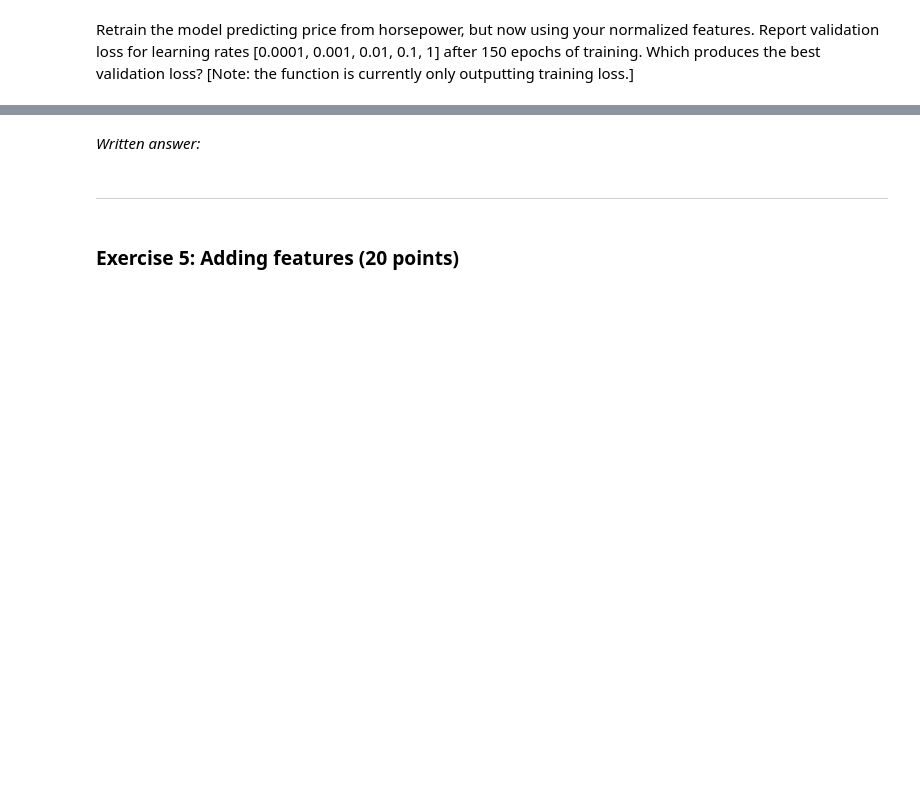
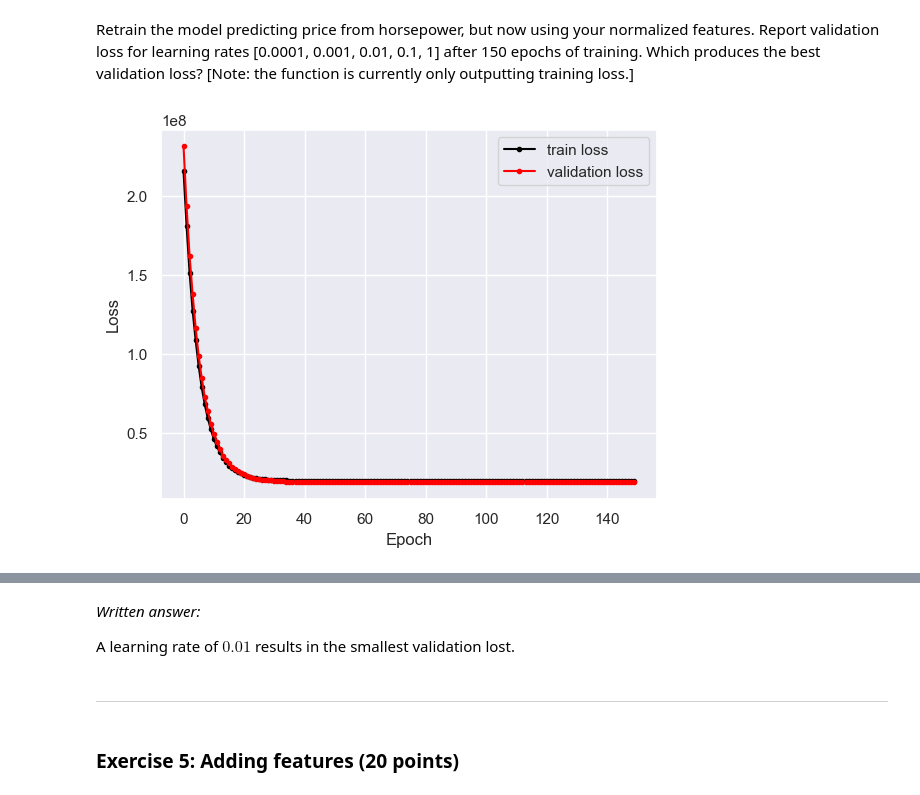
Before and after one commit to davidsolow/w207_applied_machine_learning, a Jupyter notebook: Homeworks/03 Linear Regression with Tensorflow.ipynb, the cells around one changed output, grey strips where cells are left out. Saved outputs shown, nothing was run; the diff lists cells and outputs as text; code cells hidden in the pictures; blank space fills up the shorter version.

```diff
--- a/Homeworks/03 Linear Regression with Tensorflow.ipynb
+++ b/Homeworks/03 Linear Regression with Tensorflow.ipynb
@@ -255,7 +414,7 @@ Remember that we're using SGD, which is actually mini-batch SGD. That is, each t
 
 Finally, we'll reserve some more examples (taken out of the training set) as a *validation set*. We use this data to check for overfitting while training. Why not use the *test set* for this purpose? We want to maintain the purity of the test set so we try to only use it at the end of the experimental process.
 # %%
-model = build_model(num_features=1, learning_rate=0.0001)
+model = build_model(num_features=1, learning_rate=0.00001)
 
 history = model.fit(
   x = car_train_features[['horsepower']],
@@ -292,0 +457,25 @@ Apply mean and variance normalization to produce car_train_features_norm and car
+# %%
+# YOUR CODE HERE
+
+def three(train_features, test_features):
+
+    """
+    Normalize train and test features for model training.
+
+    args:
+        train_features (pandas Dataframe): a Dataframe of the training features
+        test_features (pandas Dataframe): a Dataframe of the test features
+
+    returns:
+        train_features_norm (pandas Dataframe): a Dataframe of normalized training features
+        test_features_norm (pandas Dataframe): a Dataframe of normalized test features
+    """
+
+    train_features_norm = (train_features - train_features.mean()) / train_features.std()
+    test_features_norm = (test_features - train_features.mean()) / train_features.std()
+
+    return train_features_norm, test_features_norm
+
+car_train_features_norm, car_test_features_norm = three(car_train_features, car_test_features)
+print(car_train_features_norm.describe())
+print(car_test_features_norm.describe())
@@ -319,15 +528,17 @@ def plot_loss(model, history):
 Retrain the model predicting price from horsepower, but now using your normalized features. Report validation loss for learning rates [0.0001, 0.001, 0.01, 0.1, 1] after 150 epochs of training. Which produces the best validation loss? [Note: the function is currently only outputting training loss.]
 # %%
 # EDIT CODE HERE
-model = build_model(num_features=1, learning_rate=NotImplemented)
+model = build_model(num_features=1, learning_rate=0.01)
 
 history = model.fit(
   # use the normalized features prepared above
   x = car_train_features_norm[['horsepower']],
   y = car_train_labels,
   validation_split=0.1,
   epochs=150,
   batch_size=32,
   verbose=0)
 
 plot_loss(model, history)
+# %% [output]
+[figure, added]
@@ -334,7 +548,10 @@ plot_loss(model, history)
+# %% [markdown]
+*Written answer:*
+
+A learning rate of $0.01$ results in the smallest validation lost.
 # %% [markdown]
-*Written answer:*
+
+---
-# %% [markdown]
----
 # %% [markdown]
 ### Exercise 5: Adding features (20 points)
 # %% [markdown]
```
Also changed, not shown: parts of 24 cells of this notebook, 1 other file.
